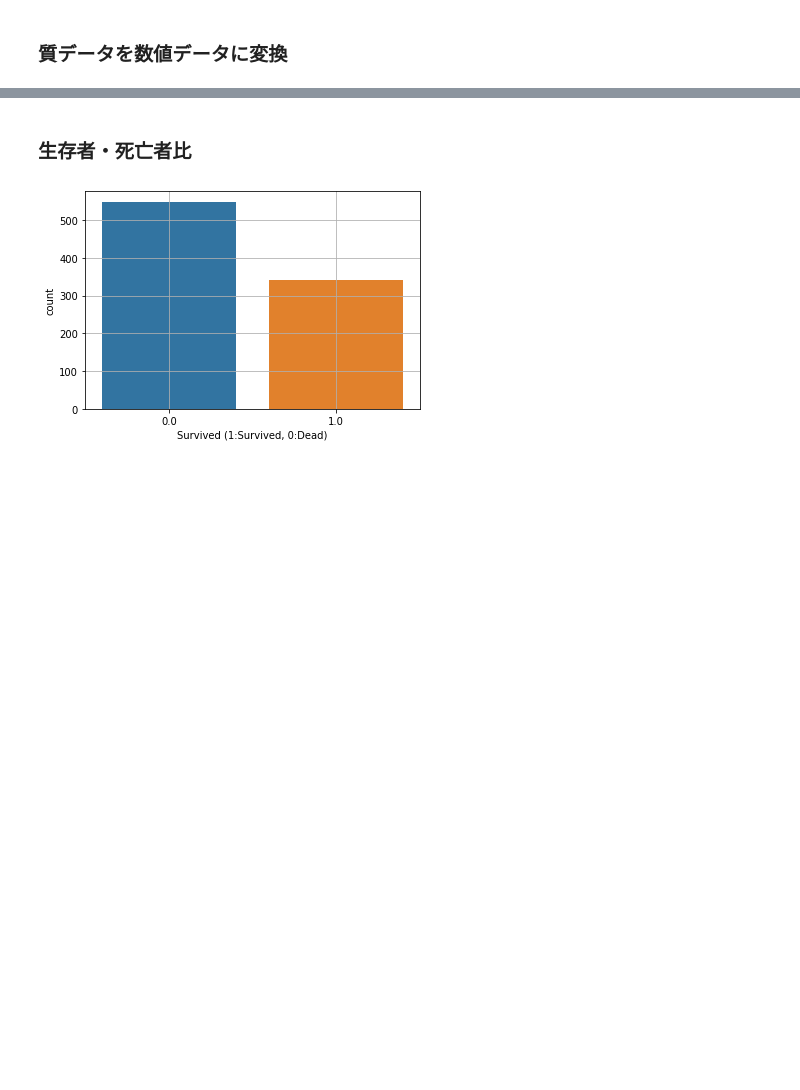
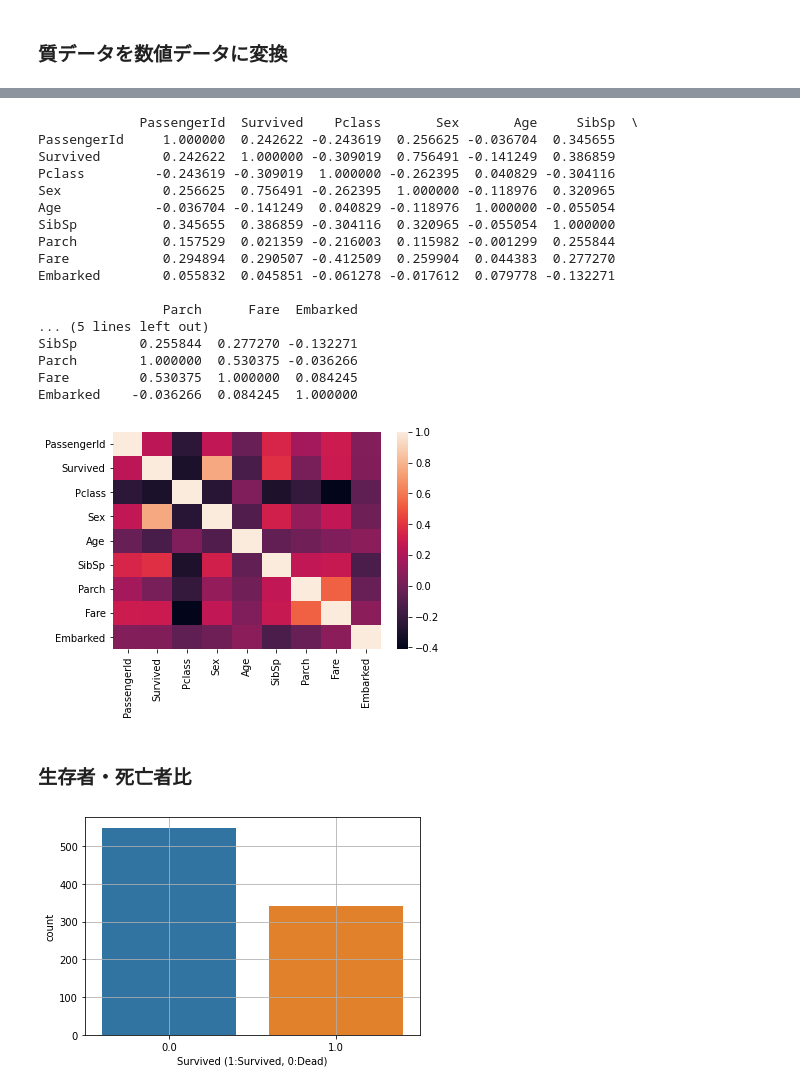
Before and after one commit to kanameg/ml4se, a Jupyter notebook: python/src/data_analysis.ipynb, the cells around one changed output, grey strips where cells are left out. Saved outputs shown, nothing was run; the diff lists cells and outputs as text; code cells hidden in the pictures; blank space fills up the shorter version.

```diff
--- a/python/src/data_analysis.ipynb
+++ b/python/src/data_analysis.ipynb
@@ -100,3 +139,27 @@ plt.grid(True)
+# %%
+""" 50歳以上のヒートマップ
+"""
+sns.heatmap(data[(data['Age'] > 50)].corr())
+print(data[(data['Age'] > 50)].corr())
+# %% [output]
+             PassengerId  Survived    Pclass       Sex       Age     SibSp  \
+PassengerId     1.000000  0.242622 -0.243619  0.256625 -0.036704  0.345655
+Survived        0.242622  1.000000 -0.309019  0.756491 -0.141249  0.386859
+Pclass         -0.243619 -0.309019  1.000000 -0.262395  0.040829 -0.304116
+Sex             0.256625  0.756491 -0.262395  1.000000 -0.118976  0.320965
+Age            -0.036704 -0.141249  0.040829 -0.118976  1.000000 -0.055054
+SibSp           0.345655  0.386859 -0.304116  0.320965 -0.055054  1.000000
+Parch           0.157529  0.021359 -0.216003  0.115982 -0.001299  0.255844
+Fare            0.294894  0.290507 -0.412509  0.259904  0.044383  0.277270
+Embarked        0.055832  0.045851 -0.061278 -0.017612  0.079778 -0.132271
+
+                Parch      Fare  Embarked
+... (5 lines left out)
+SibSp        0.255844  0.277270 -0.132271
+Parch        1.000000  0.530375 -0.036266
+Fare         0.530375  1.000000  0.084245
+Embarked    -0.036266  0.084245  1.000000
+[figure, added]
 # %% [markdown]
 ### 生存者・死亡者比
 # %%
```
Also changed, not shown: parts of 41 cells of this notebook.
